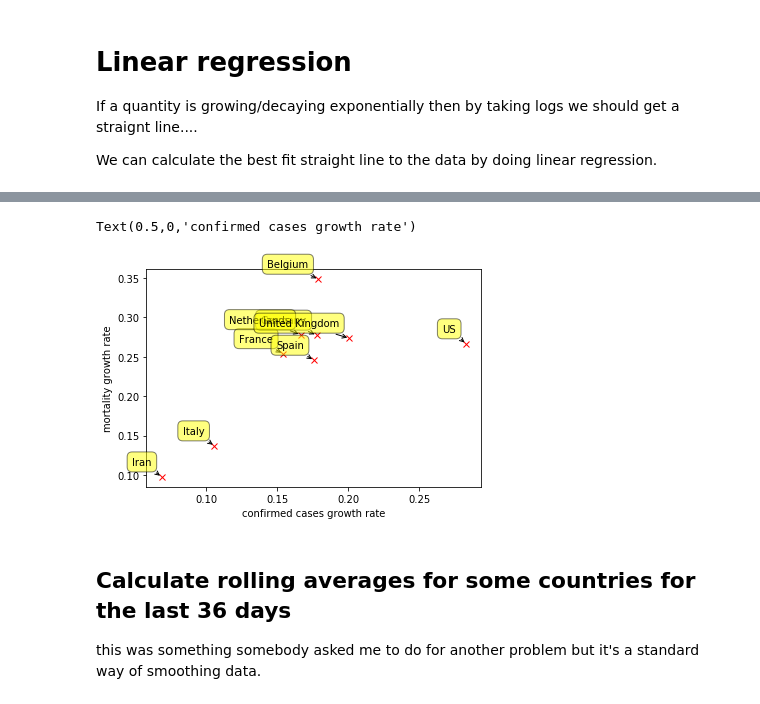
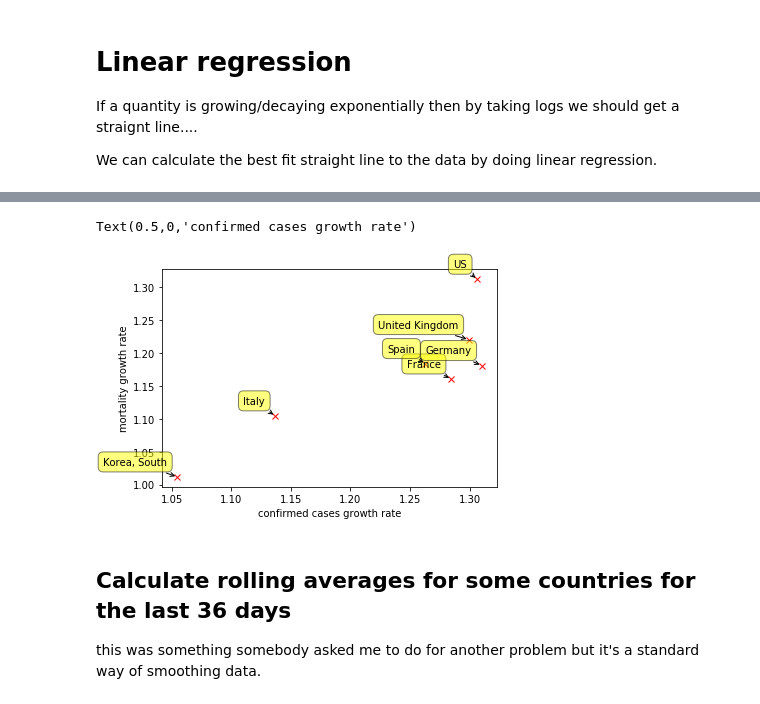
Before and after one commit to macbuse/just-math, a Jupyter notebook: covid_mortality.ipynb, the cells around one changed output, grey strips where cells are left out. Cells and saved outputs as stored; diff of their text form; code cells hidden in the pictures.

```diff
--- a/covid_mortality.ipynb
+++ b/covid_mortality.ipynb
@@ -135,2 +113,0 @@ from scipy import stats
-# %%
-cc = [x for x in foyers.index if x != 62]
@@ -139,9 +114,11 @@ cc = [x for x in foyers.index if x != 62]
 # %%
-window = 15
-X = []
-for c in cc:
-    Y = np.log(df.iloc[c].values[ -window:].astype(np.float))
-    vv = stats.linregress(np.arange(window),Y )
-    print(df.iloc[c]["Country/Region"].ljust(20),
-          np.exp(vv.slope), vv.intercept)
-    X.append(vv.slope)
+from scipy import stats
+countries = [x for x in foyers.index if x != 62]
+
+def lin_reg(mdf, indices, window = 10):
+    X = []
+    for c in indices:
+        Y = np.log(mdf.iloc[c].values[ -window:].astype(np.float))
+        vv = stats.linregress(np.arange(window), Y)
+        X.append((c, np.exp(vv.slope), np.exp(vv.intercept).astype(int) ))
+    return X
@@ -183,0 +127,10 @@ labels
+# %%
+ww = 15
+
+X = list(zip(* lin_reg(df,cc,window=ww)))
+Z = list(zip(*lin_reg(dfc,cc,window=ww)))
+
+X[2] = Z[1]
+X[0] = [dfc.iloc[x]["Country/Region"] for x in X[0]]
+dff = pd.DataFrame({'country' : X[0], 'deaths': X[1], 'confirmed': X[2]})
+dff
@@ -184,18 +146,20 @@ labels
 # %%
 labels = dfc.iloc[cc]["Country/Region"]
-for label, x, y in zip(labels, Z,X):
+
+for label, x, y in zip(dff['country'], dff['deaths'],dff['confirmed']):
     plt.annotate(
         label,
         xy=(x, y), xytext=(-10, 10),
         textcoords='offset points', ha='right', va='bottom',
         bbox=dict(boxstyle='round,pad=0.5', fc='yellow', alpha=0.5),
         arrowprops=dict(arrowstyle = '->', connectionstyle='arc3,rad=0'))
-plt.plot(Z,X,'rx')
+
+plt.plot(dff['deaths'],dff['confirmed'],'rx')
 plt.ylabel('mortality growth rate')
 plt.xlabel('confirmed cases growth rate')
 # %% [output]
 Text(0.5,0,'confirmed cases growth rate')
-[figure, old version]
+[figure, new version]
 # %% [markdown]
 ## Calculate rolling averages for some countries for the last 36 days
 
```
Also changed, not shown: parts of 18 cells of this notebook.
